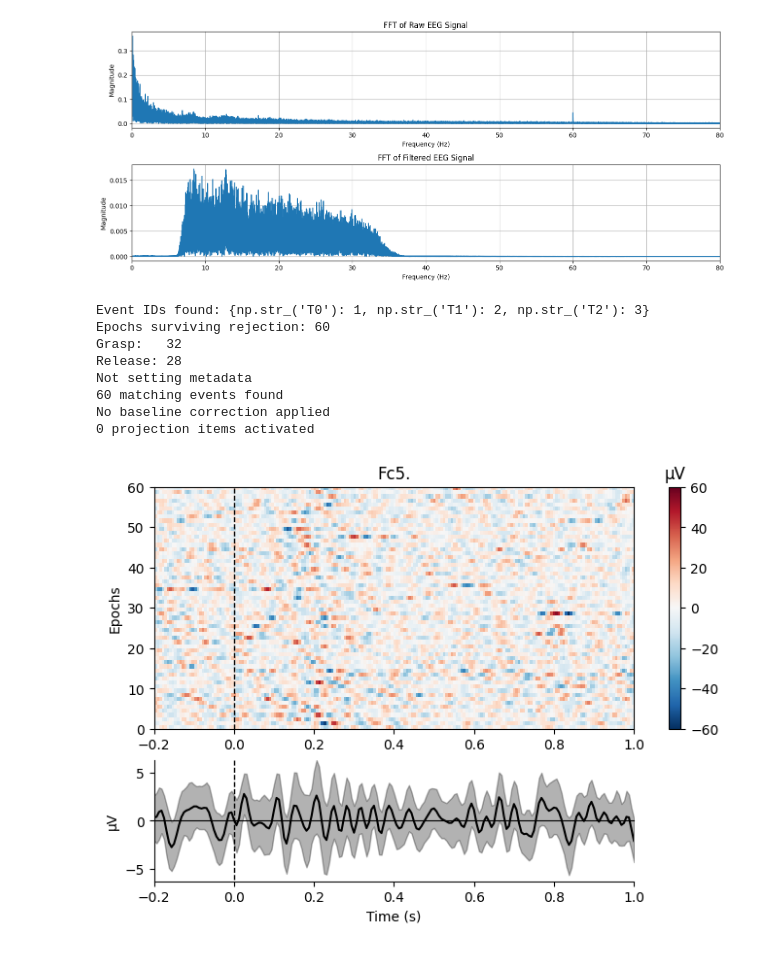
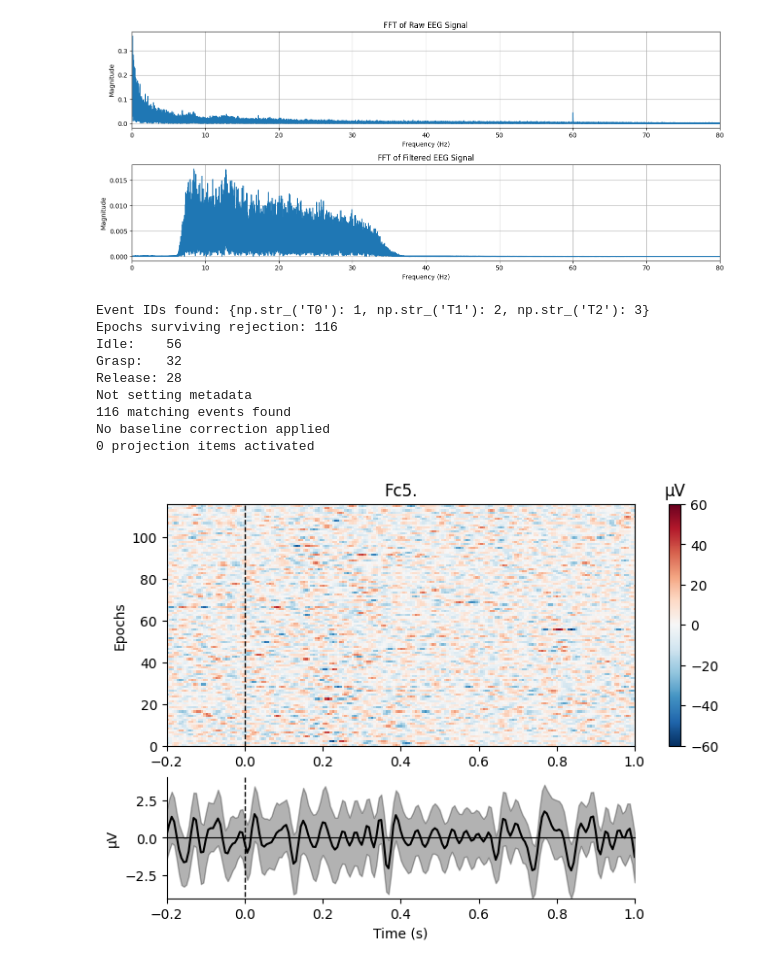
Before and after one commit to tarun-kumar-m75/EEG-BASED-INTENT-DRIVEN-SHARED-CONTROL-PROSTHETIC-ARM-SYSTEM, a Jupyter notebook: EEG.ipynb, the cells around one changed output. Drawn from its saved outputs; the diff is of its cells as text; code cells hidden in the pictures.

```diff
--- a/EEG.ipynb
+++ b/EEG.ipynb
@@ -147,34 +147,36 @@ Using channel: Fc5.
 # %%
 # ── Epoch ─────────────────────────────────────────────────────────────────
 events, event_id = mne.events_from_annotations(raw_filtered, verbose=False)
 print("Event IDs found:", event_id)
 
 epochs = mne.Epochs(
     raw_filtered, events,
-    event_id={'grasp': event_id['T1'], 'release': event_id['T2']},
+    event_id={'idle': event_id['T0'], 'grasp': event_id['T1'], 'release': event_id['T2']},
     tmin=-0.2, tmax=1.0,
     baseline=(-0.2, 0),
     preload=True,
     reject=dict(eeg=200e-6),
     verbose=False
 )
 
 print(f"Epochs surviving rejection: {len(epochs)}")
+print(f"Idle:    {sum(epochs.events[:,2] == event_id['T0'])}")
 print(f"Grasp:   {sum(epochs.events[:,2] == event_id['T1'])}")
 print(f"Release: {sum(epochs.events[:,2] == event_id['T2'])}")
 
 epochs.plot_image(0)
 plt.show()
 # %% [output]
 Event IDs found: {np.str_('T0'): 1, np.str_('T1'): 2, np.str_('T2'): 3}
-Epochs surviving rejection: 60
+Epochs surviving rejection: 116
+Idle:    56
 Grasp:   32
 Release: 28
 Not setting metadata
-60 matching events found
+116 matching events found
 No baseline correction applied
 0 projection items activated
-[figure, old version]
+[figure, new version]
 # %%
 from scipy.signal import welch
 from sklearn.pipeline import Pipeline
```
Also changed, not shown: parts of 1 cell of this notebook.
